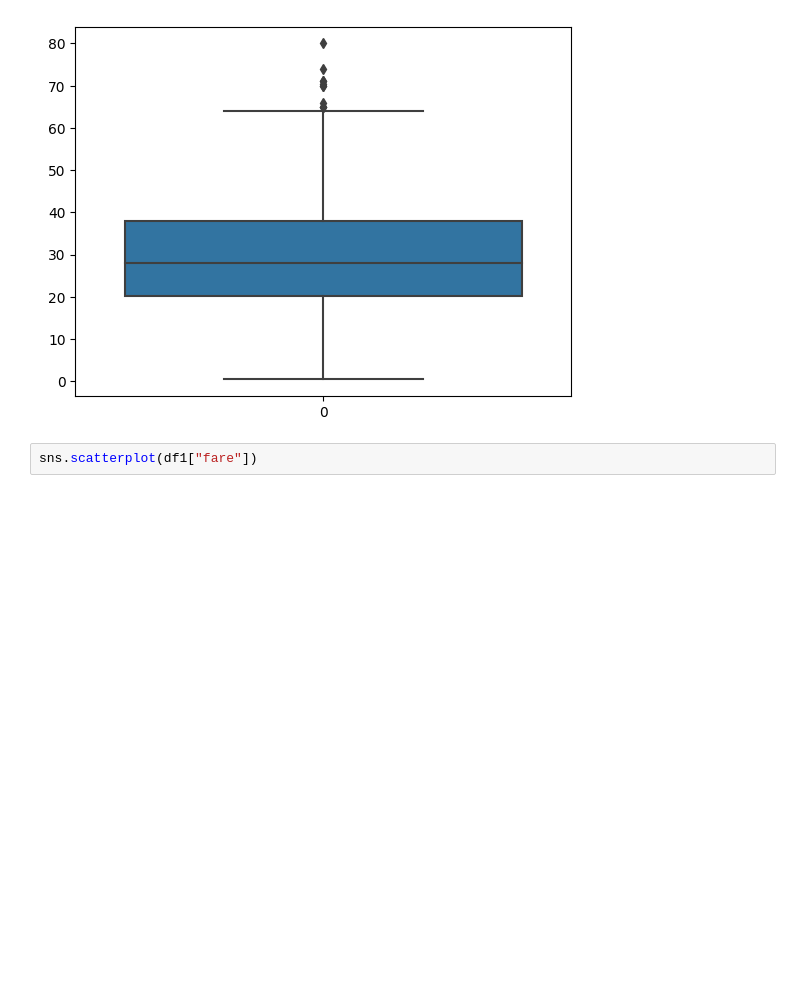
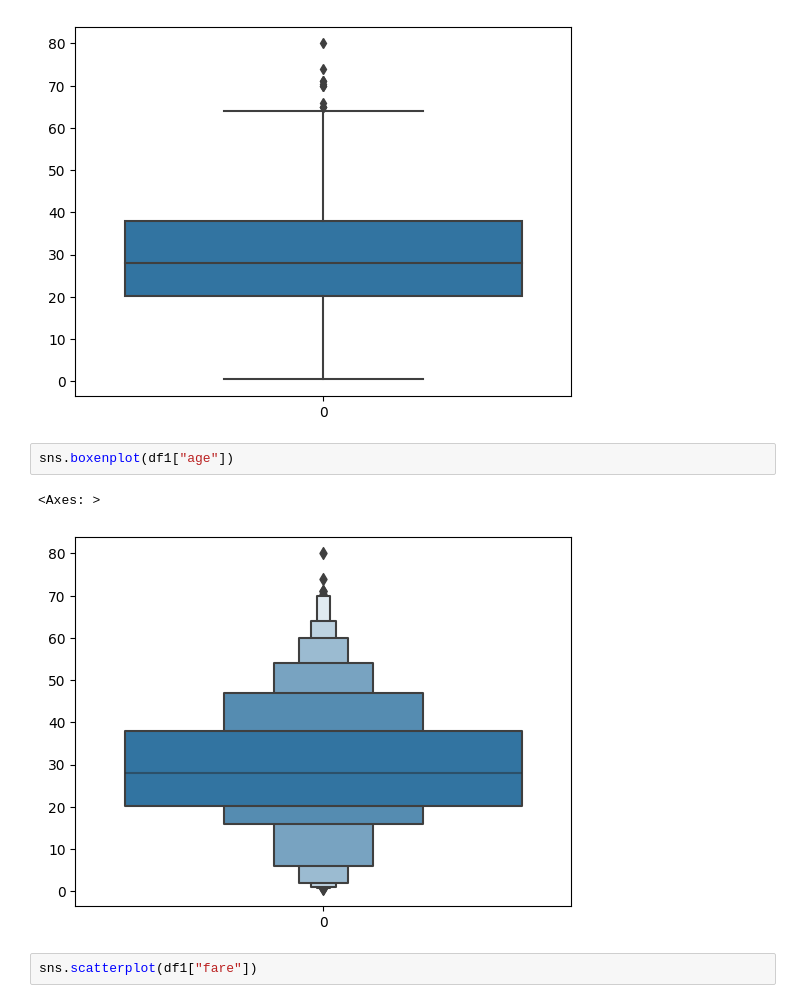
Before and after one commit to ParthDesai22/College_Code, a Jupyter notebook: Data_Visual.ipynb, the cells around one changed output. Drawn from its saved outputs; the diff is of its cells as text; blank space fills up the shorter version.

```diff
--- a/Data_Visual.ipynb
+++ b/Data_Visual.ipynb
@@ -225,6 +225,11 @@ sns.boxplot(df1["age"])
 # %% [output]
 <Axes: >
 [figure]
+# %%
+sns.boxenplot(df1["age"])
+# %% [output]
+<Axes: >
+[figure, added]
 # %%
 sns.scatterplot(df1["fare"])
 # %% [output]
```
Also changed, not shown: parts of 2 cells of this notebook.
